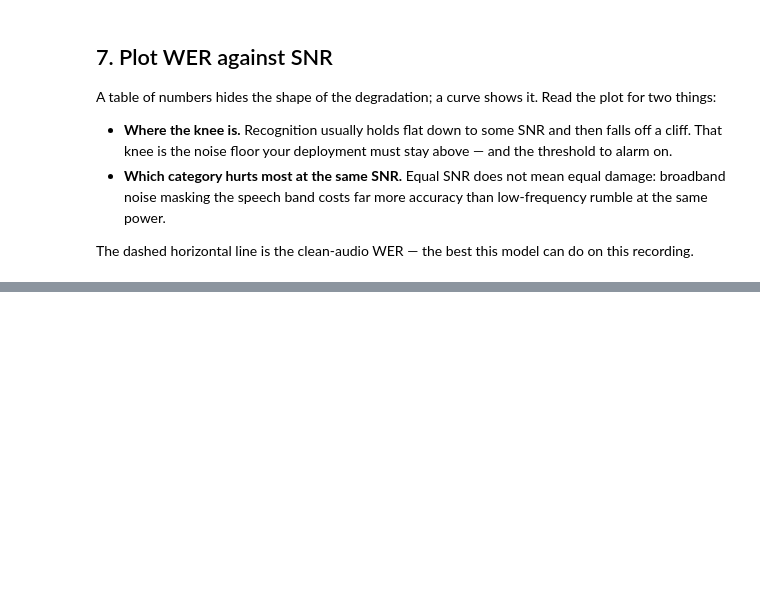
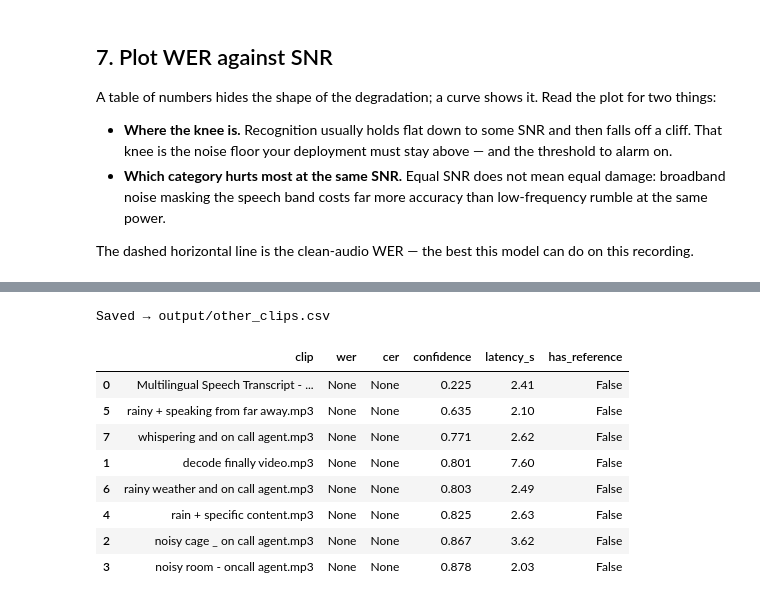
Before and after one commit to microsoft-foundry/model-releases, a Jupyter notebook: models/microsoft-ai/mai-transcribe-1.5/2026-06-02/mai-transcribe-1.5-noise-benchmark.ipynb, the cells around one changed output, grey strips where cells are left out. Saved outputs shown, nothing was run; the diff lists cells and outputs as text; code cells hidden in the pictures; blank space fills up the shorter version.

```diff
--- a/models/microsoft-ai/mai-transcribe-1.5/2026-06-02/mai-transcribe-1.5-noise-benchmark.ipynb
+++ b/models/microsoft-ai/mai-transcribe-1.5/2026-06-02/mai-transcribe-1.5-noise-benchmark.ipynb
@@ -537,0 +655,19 @@ print(f"Saved → {plot_path}")
+# %%
+fine_snrs = [15, 12, 8]
+fine_rows = []
+for snr_db in fine_snrs:
+    mixed = mix_at_snr(speech, NOISE_CATEGORIES["cafe"], snr_db)
+    path = MIX_DIR / f"cafe_{snr_db}dB.wav"
+    sf.write(path, mixed, TARGET_SR, subtype="PCM_16")
+    record = run(path, locales=[LOCALE])
+    wer, cer = score(REFERENCE, record["transcript"])
+    fine_rows.append({"snr_db": snr_db, "wer": wer, "cer": cer,
+                      "latency_s": record["latency_seconds"], "confidence": record["mean_confidence"]})
+    print(f"  café @ {snr_db} dB → WER {wer}")
+
+fine_df = pd.DataFrame(fine_rows)
+orig_cafe = benchmark[(benchmark["category"] == "cafe")][["snr_db", "wer"]].copy()
+combined = pd.concat([orig_cafe, fine_df[["snr_db", "wer"]]]).sort_values("snr_db", ascending=False)
+combined.to_csv(OUT_DIR / "fine_snr_sweep.csv", index=False)
+print(f"\nSaved → {OUT_DIR / 'fine_snr_sweep.csv'}")
+display(combined)
@@ -538 +694,36 @@ print(f"Saved → {plot_path}")
+# %%
+OTHER_CLIPS = sorted(
+    p for p in DATA_DIR.glob("*.mp3")
+    if p != CLEAN_CLIP
+)
+
+clip_rows = []
+for clip in OTHER_CLIPS:
+    ref = REFERENCES.get(clip.name, "")
+    record = run(clip, locales=[LOCALE])
+    wer, cer = score(ref, record["transcript"]) if ref.strip() else (None, None)
+    clip_rows.append({
+        "clip": clip.name,
+        "wer": wer,
+        "cer": cer,
+        "confidence": record["mean_confidence"],
+        "latency_s": record["latency_seconds"],
+        "has_reference": bool(ref.strip()),
+    })
+
+clip_df = pd.DataFrame(clip_rows).sort_values("confidence", ascending=True)
+clip_df.to_csv(OUT_DIR / "other_clips.csv", index=False)
+print(f"Saved → {OUT_DIR / 'other_clips.csv'}")
+display(clip_df)
+# %% [output]
+Saved → output/other_clips.csv
+|  | clip | wer | cer | confidence | latency_s | has_reference |
+| 0 | Multilingual Speech Transcript - ... | None | None | 0.225 | 2.41 | False |
+| 5 | rainy + speaking from far away.mp3 | None | None | 0.635 | 2.10 | False |
+| 7 | whispering and on call agent.mp3 | None | None | 0.771 | 2.62 | False |
+| 1 | decode finally video.mp3 | None | None | 0.801 | 7.60 | False |
+| 6 | rainy weather and on call agent.mp3 | None | None | 0.803 | 2.49 | False |
+| 4 | rain + specific content.mp3 | None | None | 0.825 | 2.63 | False |
+| 2 | noisy cage _ on call agent.mp3 | None | None | 0.867 | 3.62 | False |
+| 3 | noisy room - oncall agent.mp3 | None | None | 0.878 | 2.03 | False |
 # %% [markdown]
```
Also changed, not shown: parts of 14 cells of this notebook, 7 other files.
